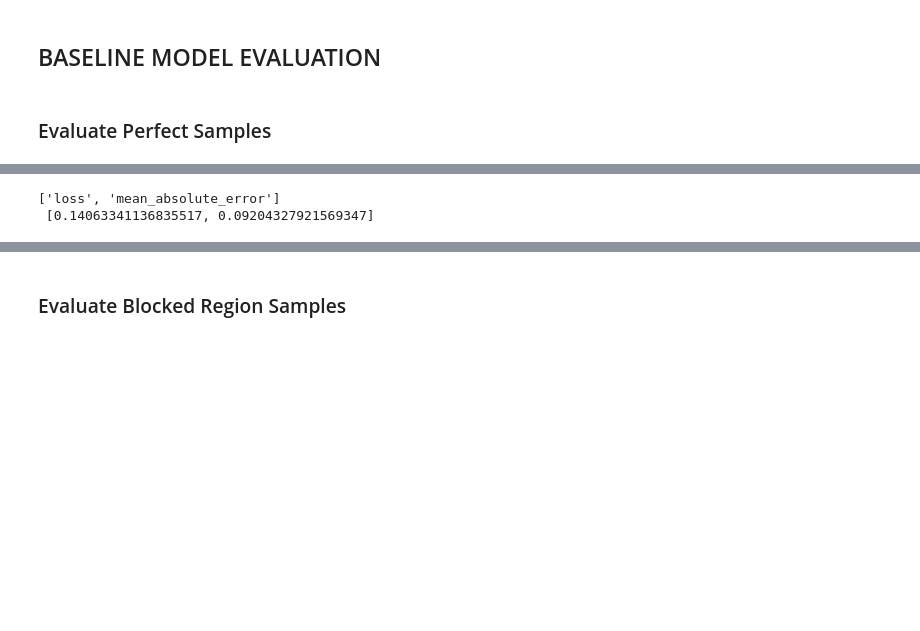
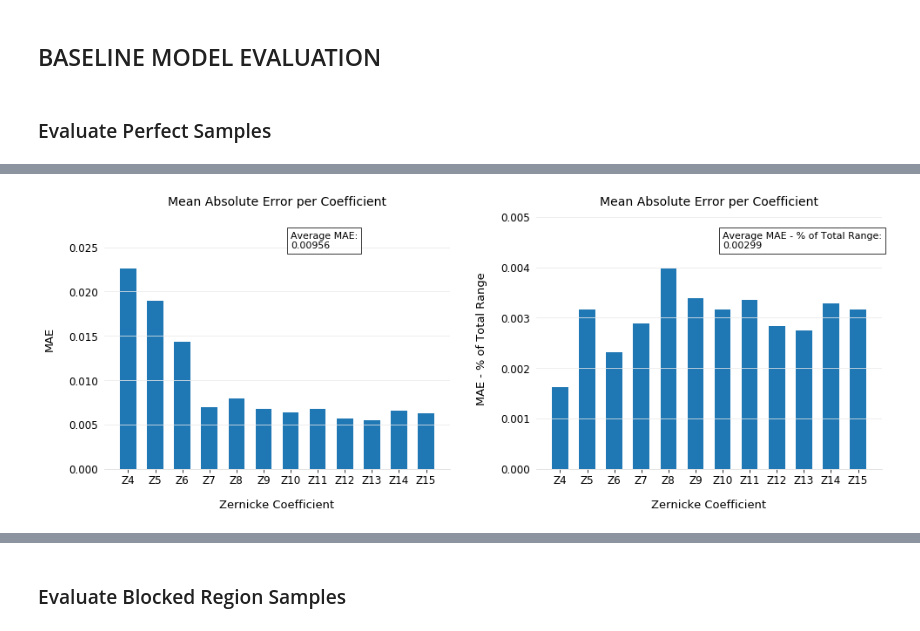
Before and after one commit to aambrose-unh/zernike_coeff_prediction, a Jupyter notebook: Appendix C - Evaluate.ipynb, the cells around one changed output, grey strips where cells are left out. Drawn from its saved outputs; the diff is of its cells as text; code cells hidden in the pictures; blank space fills up the shorter version.

Commit message:
Uploaded revised Appendix C
Revised to give error for each coefficient separately and add charts

```diff
--- a/Appendix C - Evaluate.ipynb
+++ b/Appendix C - Evaluate.ipynb
@@ -14,6 +16,5 @@ parent_dir = ''
 # %%
-# Simple scaling normalization
-def zernike_gen(batch_size=16,sqr_grid_width=50):
+def zernike_gen(batch_size=1,sqr_grid_width=50):
 
     while True:
 
@@ -301,9 +367,47 @@ def eval_model_gen(test_num,parent_dir,gen,steps=1000,verbose=0,name_append=''):
+# %%
+def eval_model_gen(test_num,parent_dir,gen,steps=1000,name_append='',plot=True):
+    try:
+        os.chdir(parent_dir + '.\\Test_{}{}'.format(test_num,name_append))
+        test_model = load_model('model_test_{}.h5'.format(test_num))
+    except:
+        print('Verify that the Test directory is accurate and model exists.\nNote: Code currently set to run on windows.')
+
+    sqrd_loss_sum = np.zeros((1,15))
+    abs_error_sum = np.zeros((1,15))
+
+    for i in range(steps):
+#         NOTE: Batch size for the generator must be 1 for this function
+        train_input,actual_coeff = next(gen)
+        y_hat = test_model.predict(train_input)
+
+        error = actual_coeff-y_hat
+        loss_sqrd = (error)**2
+        abs_error = np.absolute(error)
+
+        sqrd_loss_sum += loss_sqrd
+        abs_error_sum += abs_error
+
+    mse = sqrd_loss_sum/steps
+    mae = abs_error_sum/steps
+
+    index = ['Z1','Z2','Z3','Z4','Z5','Z6','Z7','Z8','Z9','Z10','Z11','Z12','Z13','Z14','Z15']
+    range_low = [-2,-1,-1,-9,-4,-3,-1,-1,-1,-1,-1,-1,-1,-1,-1]
+    range_high = [3,1,1,5,2,3.2,1.4,1,1,1,1,1,1,1,1]
+
+    df = pd.DataFrame({'mse':mse[0],'mae':mae[0],'range_low':range_low,'range_high':range_high},index=index)
+    df.insert(loc=2, column='mae_percent_of_range', value=(df.mae / (df.range_high - df.range_low)))
+
+    if plot == True:
+        plot_sep(df,df.index[3:],col_list=['mae','mae_percent_of_range'],
+                 label_list=['MAE','MAE - % of Total Range'])
+
+    return mse,mae,df
 # %% [markdown]
 ## BASELINE MODEL EVALUATION
 # %% [markdown]
 ### Evaluate Perfect Samples
 # %%
-z_gen = zernike_gen(batch_size=8)
+z_gen = zernike_gen()
 # %%
-test_model,score = eval_model_gen(6,parent_dir,z_gen,verbose=1,name_append='_Perfect')
+mse_perfect,mae_perfect,df_perfect = eval_model_gen(6,parent_dir,z_gen,steps=1000,name_append='_Perfect')
 # %% [output]
@@ -311,5 +426 @@ test_model,score = eval_model_gen(6,parent_dir,z_gen,verbose=1,name_append='_Per
+[figure, added]
-# %%
-print(test_model.metrics_names,'\n',score)
-# %% [output]
-['loss', 'mean_absolute_error']
- [0.14063341136835517, 0.09204327921569347]
```
Also changed, not shown: parts of 67 cells of this notebook.
